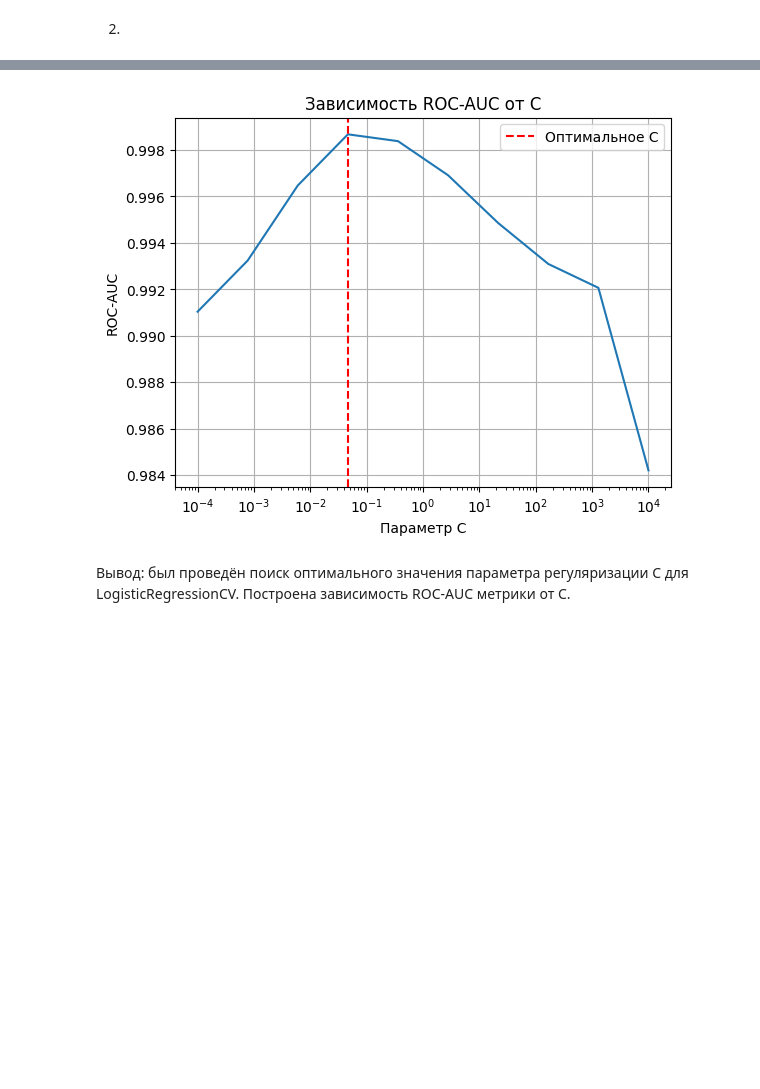
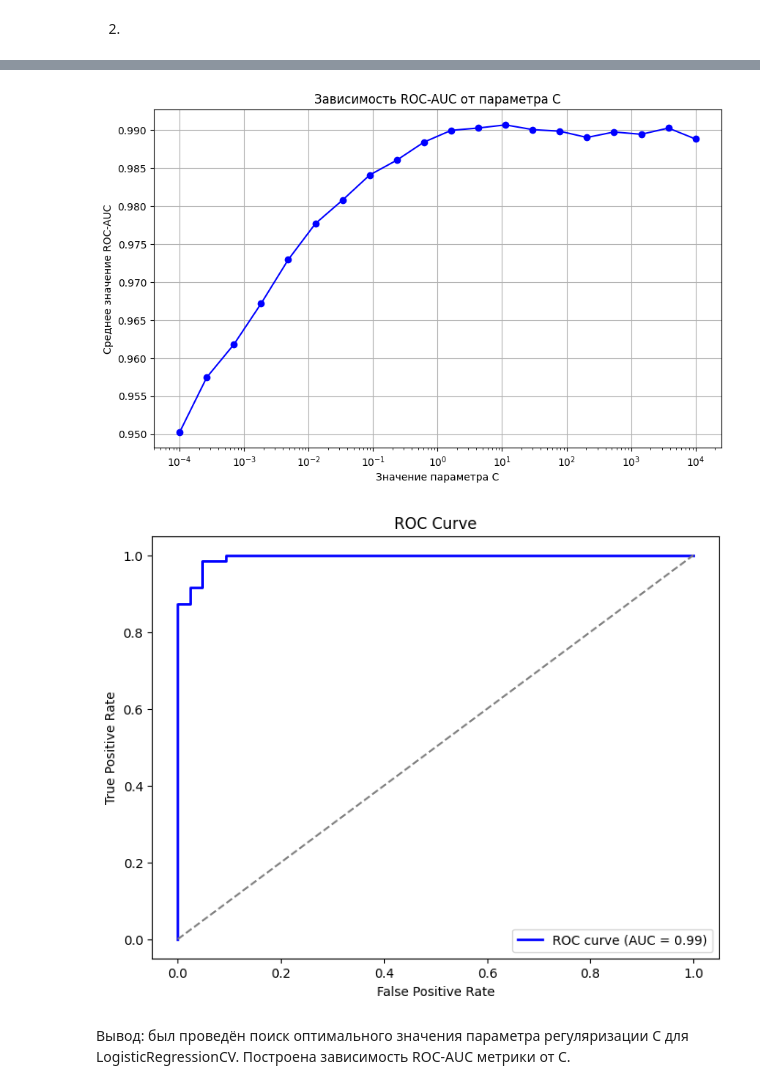
Before and after one commit to BashkirovIvan/BMT_ML, a Jupyter notebook: ЛР_№8_КМОиРО.ipynb, the cells around one changed output, grey strips where cells are left out. Cells and saved outputs as stored; diff of their text form; code cells hidden in the pictures; blank space fills up the shorter version.

```diff
--- a/ЛР_№8_КМОиРО.ipynb
+++ b/ЛР_№8_КМОиРО.ipynb
@@ -119,56 +199,57 @@ import pandas as pd
 import matplotlib.pyplot as plt
 from sklearn.datasets import load_breast_cancer
 from sklearn.model_selection import train_test_split
-from sklearn.linear_model import LogisticRegression
-from sklearn.metrics import roc_auc_score
-from sklearn.preprocessing import StandardScaler
+from sklearn.linear_model import LogisticRegressionCV
+from sklearn.metrics import roc_auc_score, roc_curve
 
-# Загружаем датасет
+# Загрузка датасета
 data = load_breast_cancer()
 X = data.data
 y = data.target
 
-# Масштабируем данные
-scaler = StandardScaler()
-X_scaled = scaler.fit_transform(X)
+# Разделение на обучающую и тестовую выборки
+X_train, X_test, y_train, y_test = train_test_split(X, y, test_size=0.2, random_state=42)
 
-# Делим на обучающую и тестовую выборки
-X_train, X_test, y_train, y_test = train_test_split(X_scaled, y, test_size=0.3, random_state=42)
+# Создание модели LogisticRegressionCV с перебором параметра C
+# Cs - набор значений параметра C для перебора
+# cv - количество фолдов для кросс-валидации
+# scoring - метрика для оптимизации (ROC-AUC)
+# solver - алгоритм оптимизации ('liblinear' подходит для небольших датасетов)
+model = LogisticRegressionCV(Cs=np.logspace(-4, 4, 20), cv=5, scoring='roc_auc', solver='liblinear', max_iter=1000)
 
-# Перебор параметров
-C_values = np.logspace(-4, 4, 10)
-roc_auc_scores = []
+# Обучение модели
+model.fit(X_train, y_train)
 
-for C in C_values:
-    model = LogisticRegression(C=C, max_iter=500)
-    model.fit(X_train, y_train)
-    y_probs = model.predict_proba(X_test)[:, 1]
-    roc_auc_scores.append(roc_auc_score(y_test, y_probs))
+# Предсказание вероятностей для тестовой выборки
+y_pred_proba = model.predict_proba(X_test)[:, 1]
 
-# Определение максимального ROC-AUC и соответствующего C
-optimal_idx = np.argmax(roc_auc_scores)
-optimal_C = C_values[optimal_idx]
-optimal_roc_auc = roc_auc_scores[optimal_idx]
+# Вычисление ROC-AUC
+roc_auc = roc_auc_score(y_test, y_pred_proba)
+print(f"Оптимальное значение параметра C: {model.C_[0]}")
+print(f"ROC-AUC на тестовой выборке: {roc_auc:.4f}")
 
-print(f'Оптимальное значение C: {optimal_C}')
-print(f'Соответствующий ROC-AUC: {optimal_roc_auc}')
+# Построение графика зависимости ROC-AUC от параметра C
+C_values = model.Cs_
+mean_scores = model.scores_[1].mean(axis=0)  # Средние значения ROC-AUC для каждого C
 
-# Обучение модели с оптимальным C
-final_model = LogisticRegression(C=optimal_C, max_iter=500)
-final_model.fit(X_train, y_train)
-final_y_probs = final_model.predict_proba(X_test)[:, 1]
-final_roc_auc = roc_auc_score(y_test, final_y_probs)
+plt.figure(figsize=(10, 6))
+plt.plot(C_values, mean_scores, marker='o', linestyle='-', color='b')
+plt.xscale('log')  # Логарифмическая шкала для оси X
+plt.xlabel('Значение параметра C')
+plt.ylabel('Среднее значение ROC-AUC')
+plt.title('Зависимость ROC-AUC от параметра C')
+plt.grid(True)
+plt.show()
 
-print(f'ROC-AUC модели с оптимальным C: {final_roc_auc}')
+# Построение ROC-кривой
+fpr, tpr, thresholds = roc_curve(y_test, y_pred_proba)
 
-# Построение графика ROC-AUC
-plt.plot(C_values, roc_auc_scores)
-plt.xscale('log')
-plt.xlabel('Параметр C')
-plt.ylabel('ROC-AUC')
-plt.title('Зависимость ROC-AUC от C')
-plt.axvline(optimal_C, color='red', linestyle='--', label='Оптимальное C')
-plt.grid()
-plt.legend()
+plt.figure(figsize=(8, 6))
+plt.plot(fpr, tpr, color='blue', lw=2, label=f'ROC curve (AUC = {roc_auc:.2f})')
+plt.plot([0, 1], [0, 1], color='gray', linestyle='--')
+plt.xlabel('False Positive Rate')
+plt.ylabel('True Positive Rate')
+plt.title('ROC Curve')
+plt.legend(loc='lower right')
 plt.show()
 # %% [output]
@@ -178,4 +258,5 @@ ROC-AUC модели с оптимальным C: 0.9986772486772487
-[figure, old version]
+[figure, new version]
+[figure, added]
 # %% [markdown]
 Вывод: был проведён поиск оптимального значения параметра регуляризации С для LogisticRegressionCV. Построена зависимость ROC-AUC метрики от C.
 # %% [markdown]
```
Also changed, not shown: parts of 9 cells of this notebook.
